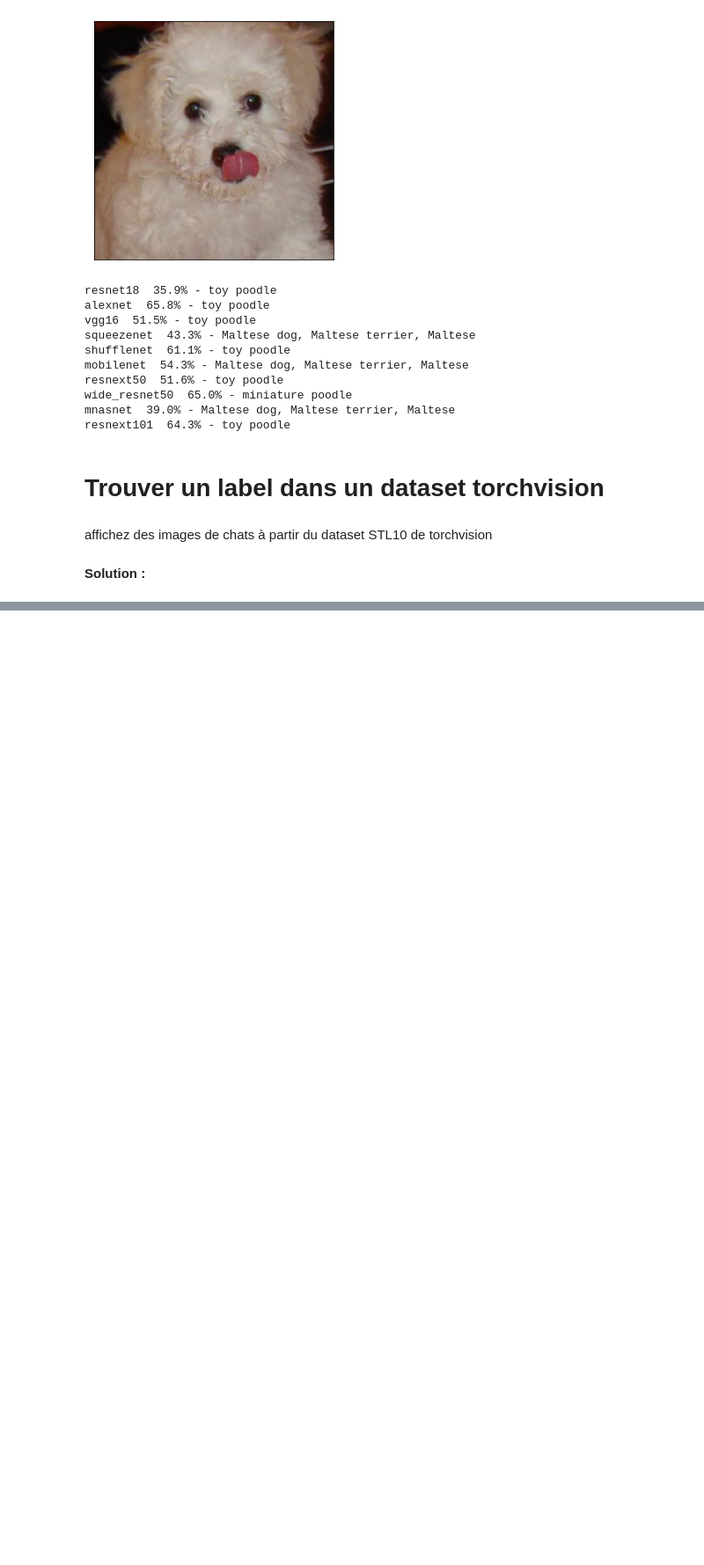
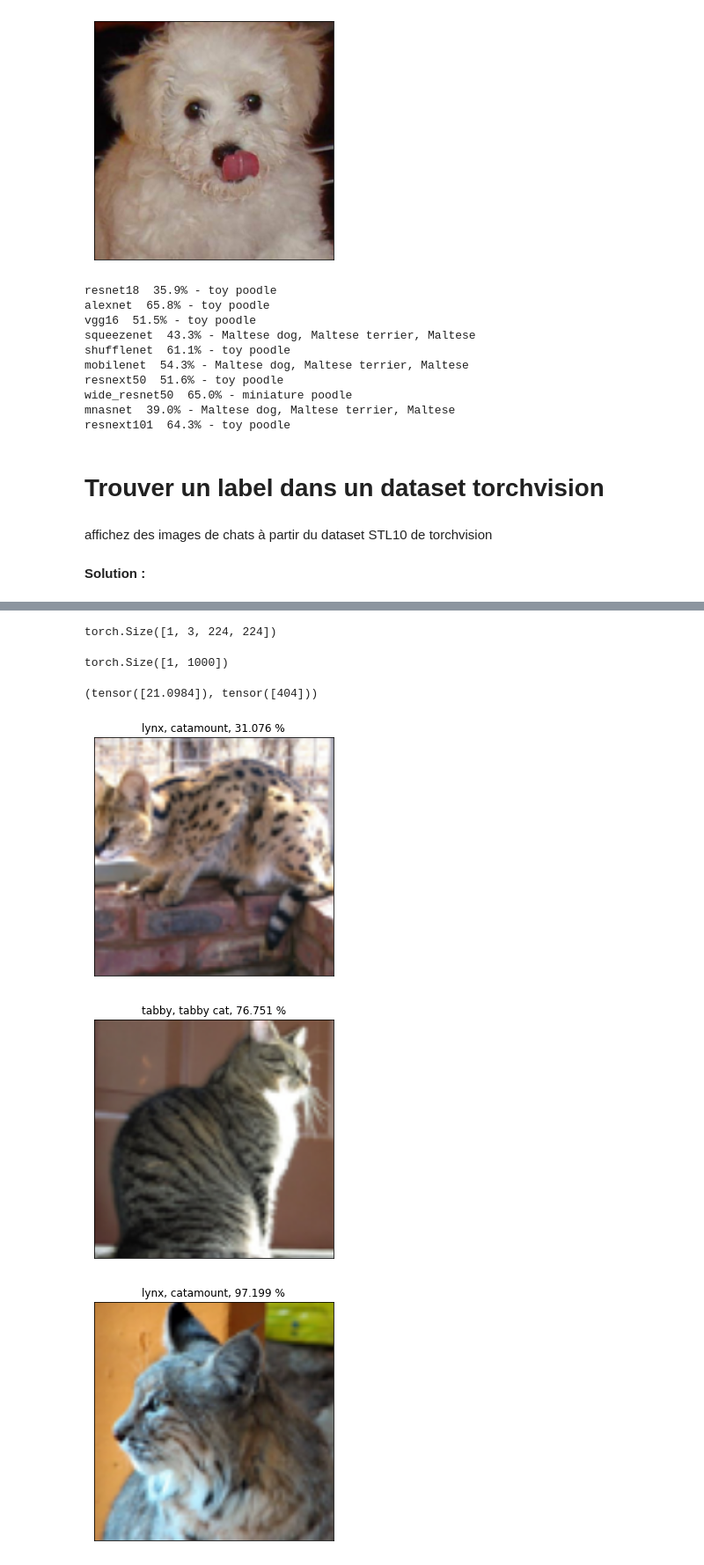
Before and after one commit to laurentperrinet/2021_UE-neurosciences-computationnelles, a Jupyter notebook: A_Détecter.ipynb, the cells around one changed output, grey strips where cells are left out. Shown at 88% size. Drawn from its saved outputs; the diff is of its cells as text; code cells hidden in the pictures; blank space fills up the shorter version.

```diff
--- a/A_Détecter.ipynb
+++ b/A_Détecter.ipynb
@@ -362,0 +339,20 @@ Extracting images/stl10_binary.tar.gz to images
+# %%
+N_images = len(image_datasets)
+N_images = 50
+generator = torch.Generator()#.manual_seed(42)
+sampler = torch.utils.data.RandomSampler(image_datasets, replacement=True,
+                                         num_samples=N_images, generator=generator)
+# %%
+dataloader = torch.utils.data.DataLoader(image_datasets, batch_size=1, sampler=sampler)
+# %%
+img, label = next(iter(dataloader))
+# %%
+img.shape
+# %% [output]
+torch.Size([1, 3, 224, 224])
+# %%
+with torch.no_grad():
+    out = model(img) # model inference
+print(out.shape)
+# %% [output]
+torch.Size([1, 1000])
@@ -362,0 +361,20 @@ Extracting images/stl10_binary.tar.gz to images
+# %%
+_, index
+# %% [output]
+(tensor([21.0984]), tensor([404]))
+# %%
+tag = 'cat'
+
+for img, _ in dataloader:
+    with torch.no_grad():
+        out = model(img) # model inference
+    _, index = torch.max(out, 1)
+    percentage = torch.nn.functional.softmax(out, dim=1)[0] * 100
+    idx_win = index[0]
+    if tag in labels[idx_win] :
+        imshow(img, f'{labels[idx_win]}, {percentage[idx_win].item():.3f} %')
+        plt.show()
+# %% [output]
+[figure, added]
+[figure, added]
+[figure, added]
```
Also changed, not shown: parts of 6 cells of this notebook.
